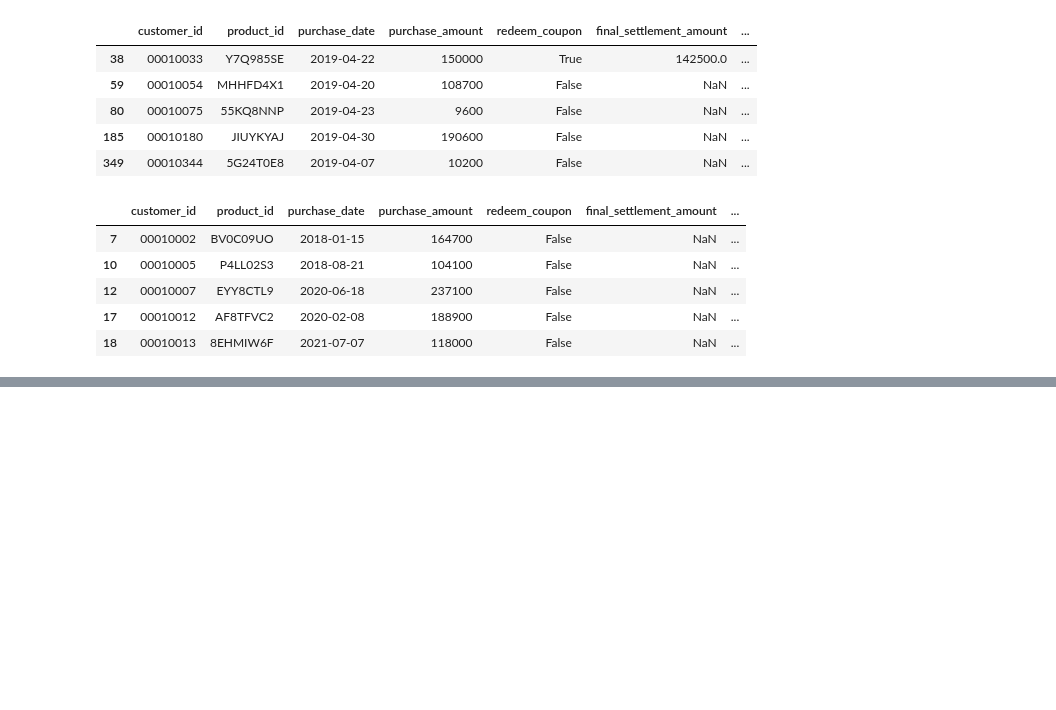
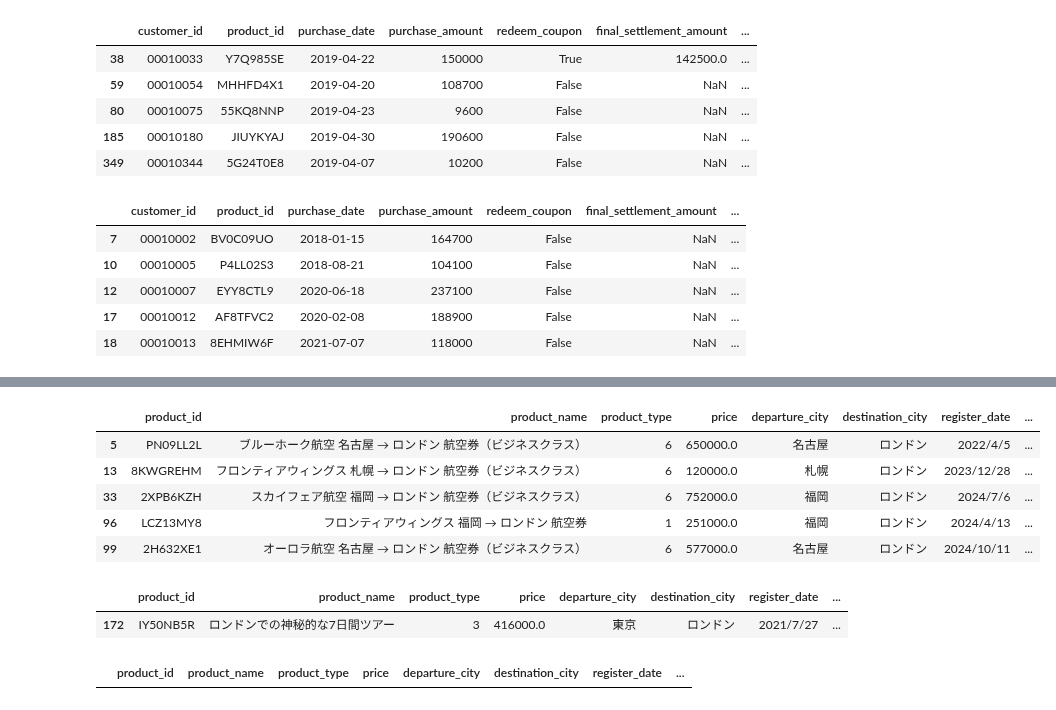
Before and after one commit to maton369/Data_Preprocessing_For_Data_Analyze, a Jupyter notebook: code/05_sort_filter.ipynb, the cells around one changed output, grey strips where cells are left out. Cells and saved outputs as stored; diff of their text form; code cells hidden in the pictures; blank space fills up the shorter version.

```diff
--- a/code/05_sort_filter.ipynb
+++ b/code/05_sort_filter.ipynb
@@ -242,0 +258,26 @@ df_selected.head()
+# %%
+# 完全一致するものの抽出
+# 'destination_city'に"ロンドン"が完全一致するデータを抽出
+df_london_exact = df[df["destination_city"] == "ロンドン"]
+df_london_exact.head()
+# %% [output]
+|  | product_id | product_name | product_type | price | departure_city | destination_city | register_date | ... |
+| 5 | PN09LL2L | ブルーホーク航空 名古屋 → ロンドン 航空券（ビジネスクラス） | 6 | 650000.0 | 名古屋 | ロンドン | 2022/4/5 | ... |
+| 13 | 8KWGREHM | フロンティアウィングス 札幌 → ロンドン 航空券（ビジネスクラス） | 6 | 120000.0 | 札幌 | ロンドン | 2023/12/28 | ... |
+| 33 | 2XPB6KZH | スカイフェア航空 福岡 → ロンドン 航空券（ビジネスクラス） | 6 | 752000.0 | 福岡 | ロンドン | 2024/7/6 | ... |
+| 96 | LCZ13MY8 | フロンティアウィングス 福岡 → ロンドン 航空券 | 1 | 251000.0 | 福岡 | ロンドン | 2024/4/13 | ... |
+| 99 | 2H632XE1 | オーロラ航空 名古屋 → ロンドン 航空券（ビジネスクラス） | 6 | 577000.0 | 名古屋 | ロンドン | 2024/10/11 | ... |
+# %%
+# 前方一致と後方一致
+# "ロンドン"から始まるデータを抽出
+df_london_start = df[df["product_name"].str.contains("^ロンドン")]
+df_london_start
+# %% [output]
+|  | product_id | product_name | product_type | price | departure_city | destination_city | register_date | ... |
+| 172 | IY50NB5R | ロンドンでの神秘的な7日間ツアー | 3 | 416000.0 | 東京 | ロンドン | 2021/7/27 | ... |
+# %%
+# "ロンドン"で終わるものを抽出
+df_london_end = df[df["product_name"].str.contains("ロンドン$")]
+df_london_end
+# %% [output]
+|  | product_id | product_name | product_type | price | departure_city | destination_city | register_date | ... |
```
Also changed, not shown: parts of 1 cell of this notebook.
